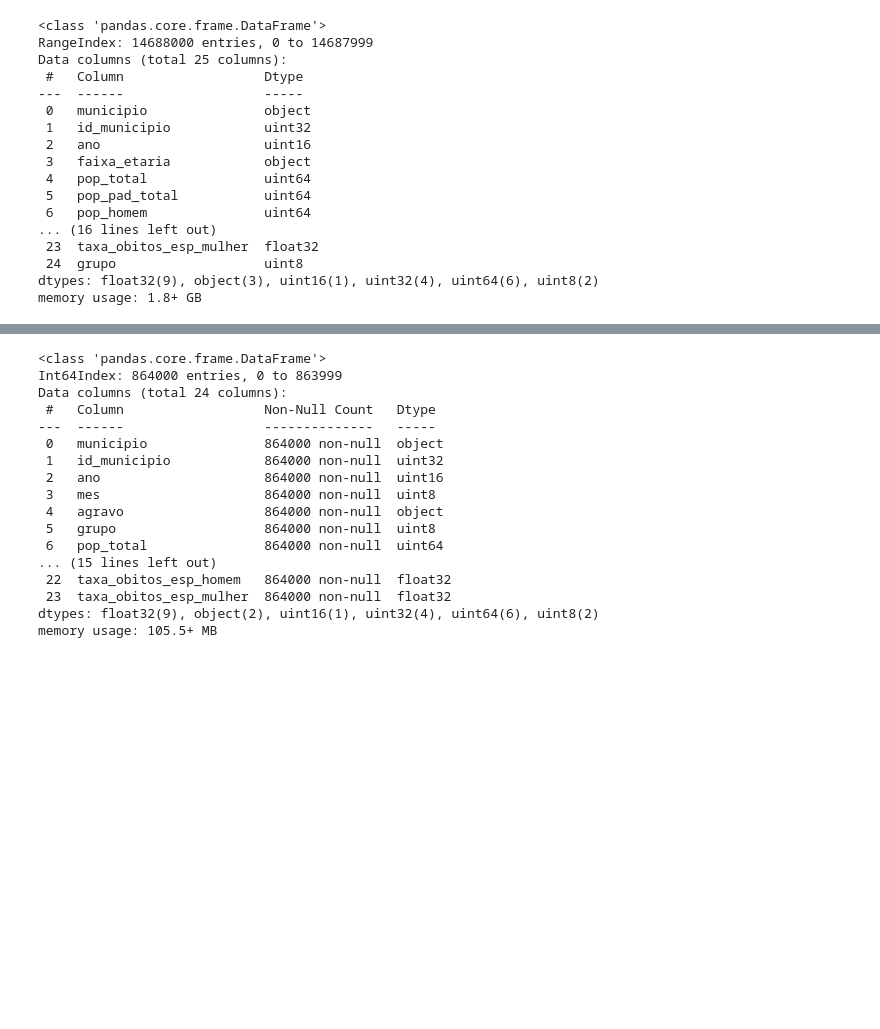
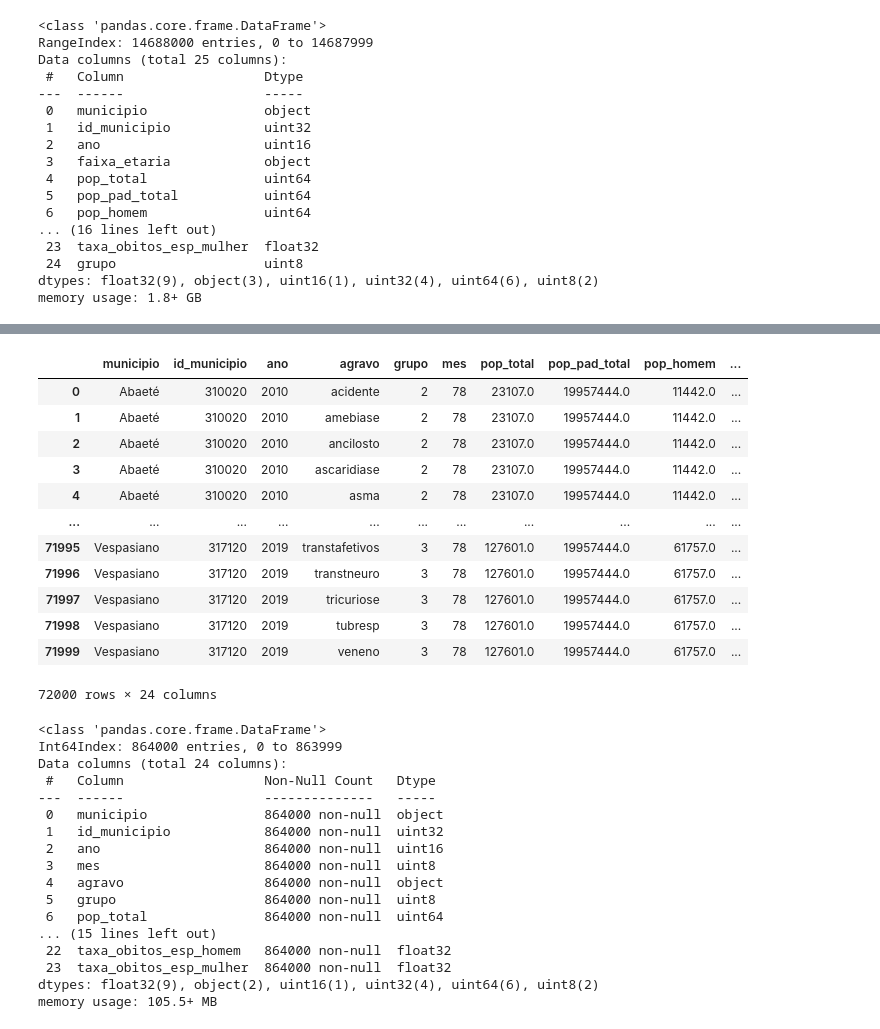
Before and after one commit to uai-ufmg/brumadinho37, a Jupyter notebook: recalculando_taxas.ipynb, the cells around one changed output, grey strips where cells are left out. Drawn from its saved outputs; the diff is of its cells as text; code cells hidden in the pictures; blank space fills up the shorter version.

```diff
--- a/recalculando_taxas.ipynb
+++ b/recalculando_taxas.ipynb
@@ -64,11 +64,3 @@ dtypes: float32(9), object(3), uint16(1), uint32(4), uint64(6), uint8(2)
 memory usage: 1.8+ GB
 # %%
 df_sf = df.groupby(['municipio', 'id_municipio', 'ano', 'mes', 'agravo', 'grupo'], as_index=False).sum()
-# %%
-df_sf['taxa_obitos_total'] = (df_sf['obitos_total'] / df_sf['pop_total']) * 100000
-df_sf['taxa_obitos_homem'] = (df_sf['obitos_homem'] / df_sf['pop_homem']) * 100000
-df_sf['taxa_obitos_mulher'] = (df_sf['obitos_mulher'] / df_sf['pop_mulher']) * 100000
-
-df_sf['taxa_obitos_esp_total'] = (df_sf['obitos_esp_total'] / df_sf['pop_pad_total']) * 100000
-df_sf['taxa_obitos_esp_homem'] = (df_sf['obitos_esp_homem'] / df_sf['pop_pad_homem']) * 100000
-df_sf['taxa_obitos_esp_mulher'] = (df_sf['obitos_esp_mulher'] / df_sf['pop_pad_mulher']) * 100000
@@ -101,0 +100,2 @@ Index(['municipio', 'id_municipio', 'ano', 'mes', 'agravo', 'grupo',
+# %%
+df_sm = df_sf.groupby(['municipio', 'id_municipio', 'ano', 'agravo', 'grupo'], as_index=False).sum()
@@ -102 +133,33 @@ Index(['municipio', 'id_municipio', 'ano', 'mes', 'agravo', 'grupo',
+# %%
+df_sm['pop_total'] = df_sm['pop_total'] / 12
+df_sm['pop_homem'] = df_sm['pop_homem'] / 12
+df_sm['pop_mulher'] = df_sm['pop_mulher'] / 12
+
+df_sm['pop_pad_total'] = df_sm['pop_pad_total'] / 12
+df_sm['pop_pad_homem'] = df_sm['pop_pad_homem'] / 12
+df_sm['pop_pad_mulher'] = df_sm['pop_pad_mulher'] / 12
+
+df_sm['taxa_obitos_total'] = (df_sm['obitos_total'] / df_sm['pop_total']) * 100000
+df_sm['taxa_obitos_homem'] = (df_sm['obitos_homem'] / df_sm['pop_homem']) * 100000
+df_sm['taxa_obitos_mulher'] = (df_sm['obitos_mulher'] / df_sm['pop_mulher']) * 100000
+
+df_sm['taxa_obitos_esp_total'] = (df_sm['obitos_esp_total'] / df_sm['pop_pad_total']) * 100000
+df_sm['taxa_obitos_esp_homem'] = (df_sm['obitos_esp_homem'] / df_sm['pop_pad_homem']) * 100000
+df_sm['taxa_obitos_esp_mulher'] = (df_sm['obitos_esp_mulher'] / df_sm['pop_pad_mulher']) * 100000
+# %%
+df_sm
+# %% [output]
+|  | municipio | id_municipio | ano | agravo | grupo | mes | pop_total | pop_pad_total | pop_homem | ... |
+| 0 | Abaeté | 310020 | 2010 | acidente | 2 | 78 | 23107.0 | 19957444.0 | 11442.0 | ... |
+| 1 | Abaeté | 310020 | 2010 | amebiase | 2 | 78 | 23107.0 | 19957444.0 | 11442.0 | ... |
+| 2 | Abaeté | 310020 | 2010 | ancilosto | 2 | 78 | 23107.0 | 19957444.0 | 11442.0 | ... |
+| 3 | Abaeté | 310020 | 2010 | ascaridiase | 2 | 78 | 23107.0 | 19957444.0 | 11442.0 | ... |
+| 4 | Abaeté | 310020 | 2010 | asma | 2 | 78 | 23107.0 | 19957444.0 | 11442.0 | ... |
+| ... | ... | ... | ... | ... | ... | ... | ... | ... | ... | ... |
+| 71995 | Vespasiano | 317120 | 2019 | transtafetivos | 3 | 78 | 127601.0 | 19957444.0 | 61757.0 | ... |
+| 71996 | Vespasiano | 317120 | 2019 | transtneuro | 3 | 78 | 127601.0 | 19957444.0 | 61757.0 | ... |
+| 71997 | Vespasiano | 317120 | 2019 | tricuriose | 3 | 78 | 127601.0 | 19957444.0 | 61757.0 | ... |
+| 71998 | Vespasiano | 317120 | 2019 | tubresp | 3 | 78 | 127601.0 | 19957444.0 | 61757.0 | ... |
+| 71999 | Vespasiano | 317120 | 2019 | veneno | 3 | 78 | 127601.0 | 19957444.0 | 61757.0 | ... |
+72000 rows × 24 columns
 # %%
```
Also changed, not shown: parts of 9 cells of this notebook, 4 other files.
